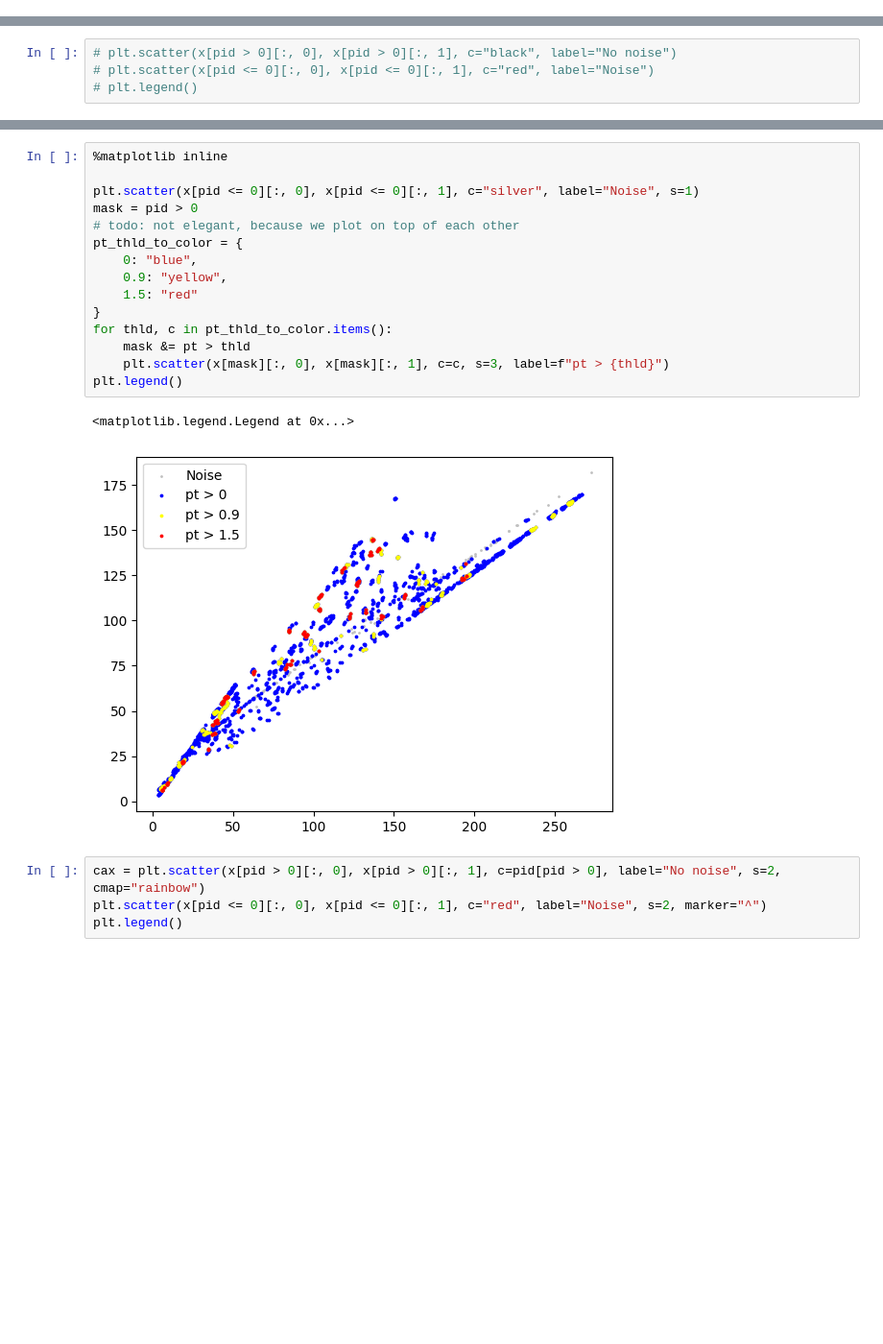
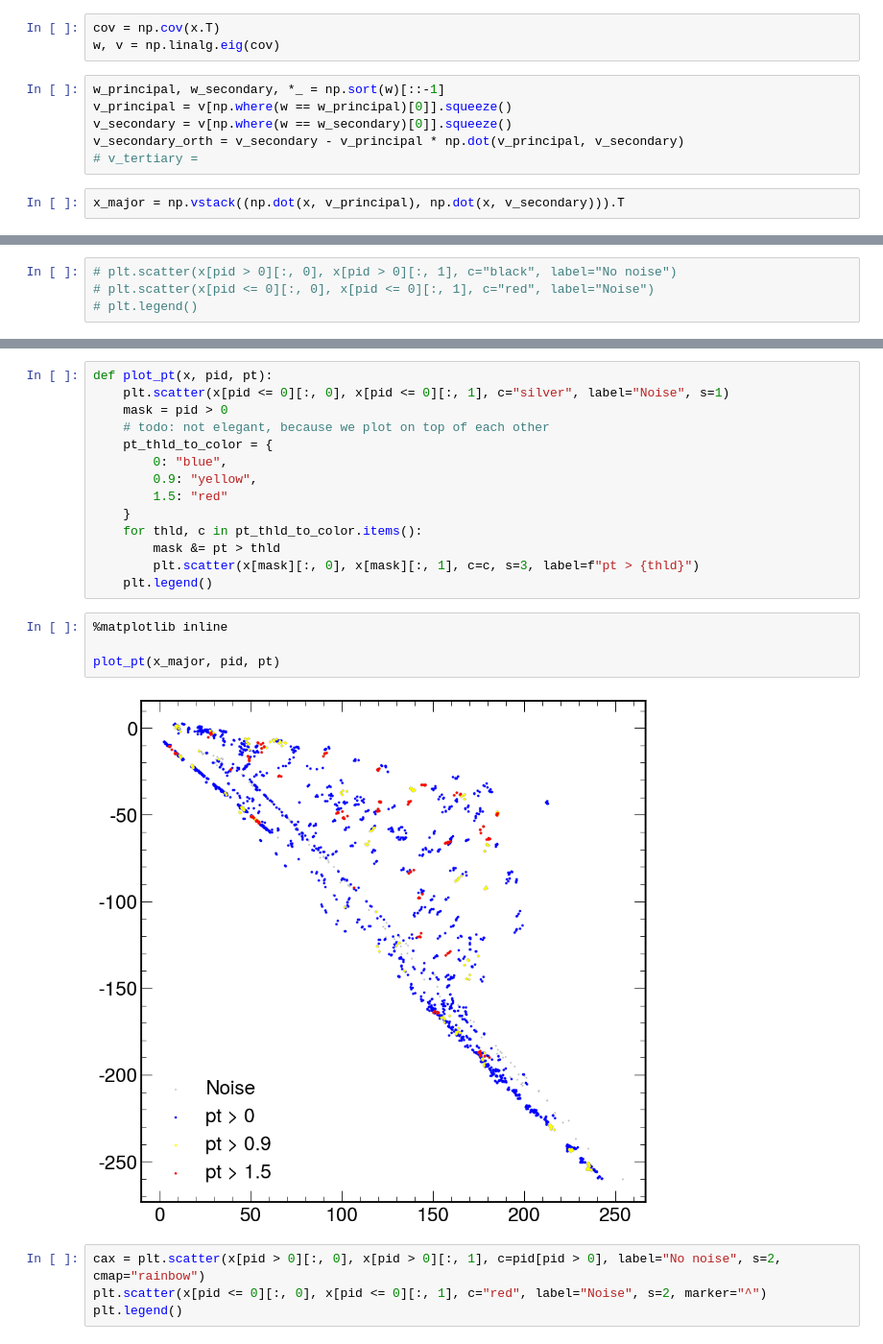
Before and after one commit to gnn-tracking/klieret-gnn-tracking-experiments, a Jupyter notebook: notebooks/restore_and_cluster_plots.ipynb, the cells around one changed output, grey strips where cells are left out. Shown at 96% size. Saved outputs shown, nothing was run; the diff lists cells and outputs as text; blank space fills up the shorter version.

Commit message:
Significantly more advanced plots

```diff
--- a/notebooks/restore_and_cluster_plots.ipynb
+++ b/notebooks/restore_and_cluster_plots.ipynb
@@ -104 +93,12 @@ plot_coordinates_3d(x, pid)
+# %%
+cov = np.cov(x.T)
+w, v = np.linalg.eig(cov)
+# %%
+w_principal, w_secondary, *_ = np.sort(w)[::-1]
+v_principal = v[np.where(w == w_principal)[0]].squeeze()
+v_secondary = v[np.where(w == w_secondary)[0]].squeeze()
+v_secondary_orth = v_secondary - v_principal * np.dot(v_principal, v_secondary)
+# v_tertiary =
+# %%
+x_major = np.vstack((np.dot(x, v_principal), np.dot(x, v_secondary))).T
 # %%
@@ -116,21 +142,23 @@ plot_all_coordinates(x)
+# %%
+def plot_pt(x, pid, pt):
+    plt.scatter(x[pid <= 0][:, 0], x[pid <= 0][:, 1], c="silver", label="Noise", s=1)
+    mask = pid > 0
+    # todo: not elegant, because we plot on top of each other
+    pt_thld_to_color = {
+        0: "blue",
+        0.9: "yellow",
+        1.5: "red"
+    }
+    for thld, c in pt_thld_to_color.items():
+        mask &= pt > thld
+        plt.scatter(x[mask][:, 0], x[mask][:, 1], c=c, s=3, label=f"pt > {thld}")
+    plt.legend()
 # %%
 %matplotlib inline
 
-plt.scatter(x[pid <= 0][:, 0], x[pid <= 0][:, 1], c="silver", label="Noise", s=1)
-mask = pid > 0
-# todo: not elegant, because we plot on top of each other
-pt_thld_to_color = {
-    0: "blue",
-    0.9: "yellow",
-    1.5: "red"
-}
-for thld, c in pt_thld_to_color.items():
-    mask &= pt > thld
-    plt.scatter(x[mask][:, 0], x[mask][:, 1], c=c, s=3, label=f"pt > {thld}")
-plt.legend()
+plot_pt(x_major, pid, pt)
 # %% [output]
-<matplotlib.legend.Legend at 0x...>
-[figure, old version]
+[figure, new version]
 # %%
 cax = plt.scatter(x[pid > 0][:, 0], x[pid > 0][:, 1], c=pid[pid > 0], label="No noise", s=2,  cmap="rainbow")
 plt.scatter(x[pid <= 0][:, 0], x[pid <= 0][:, 1], c="red", label="Noise", s=2, marker="^")
```
Also changed, not shown: parts of 26 cells of this notebook.
